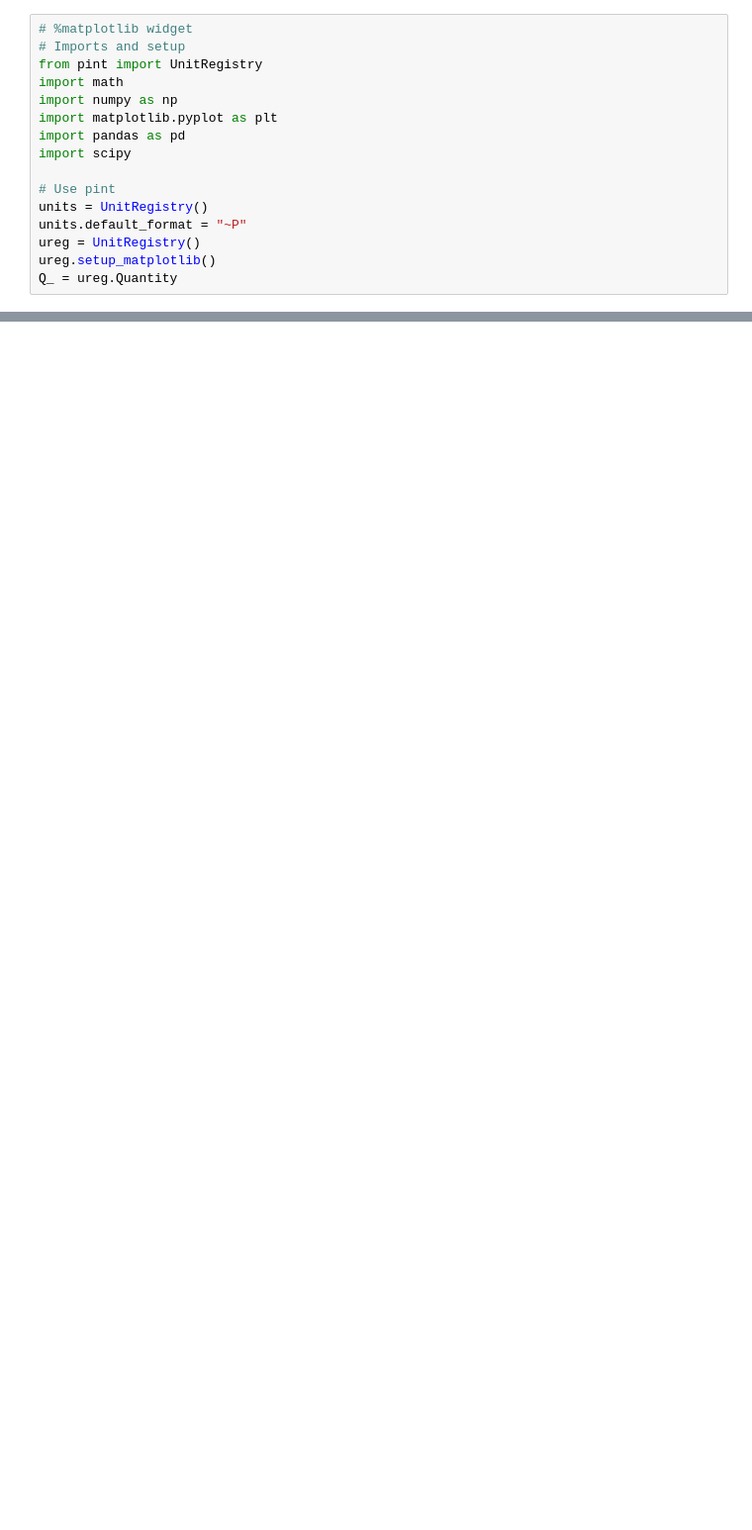
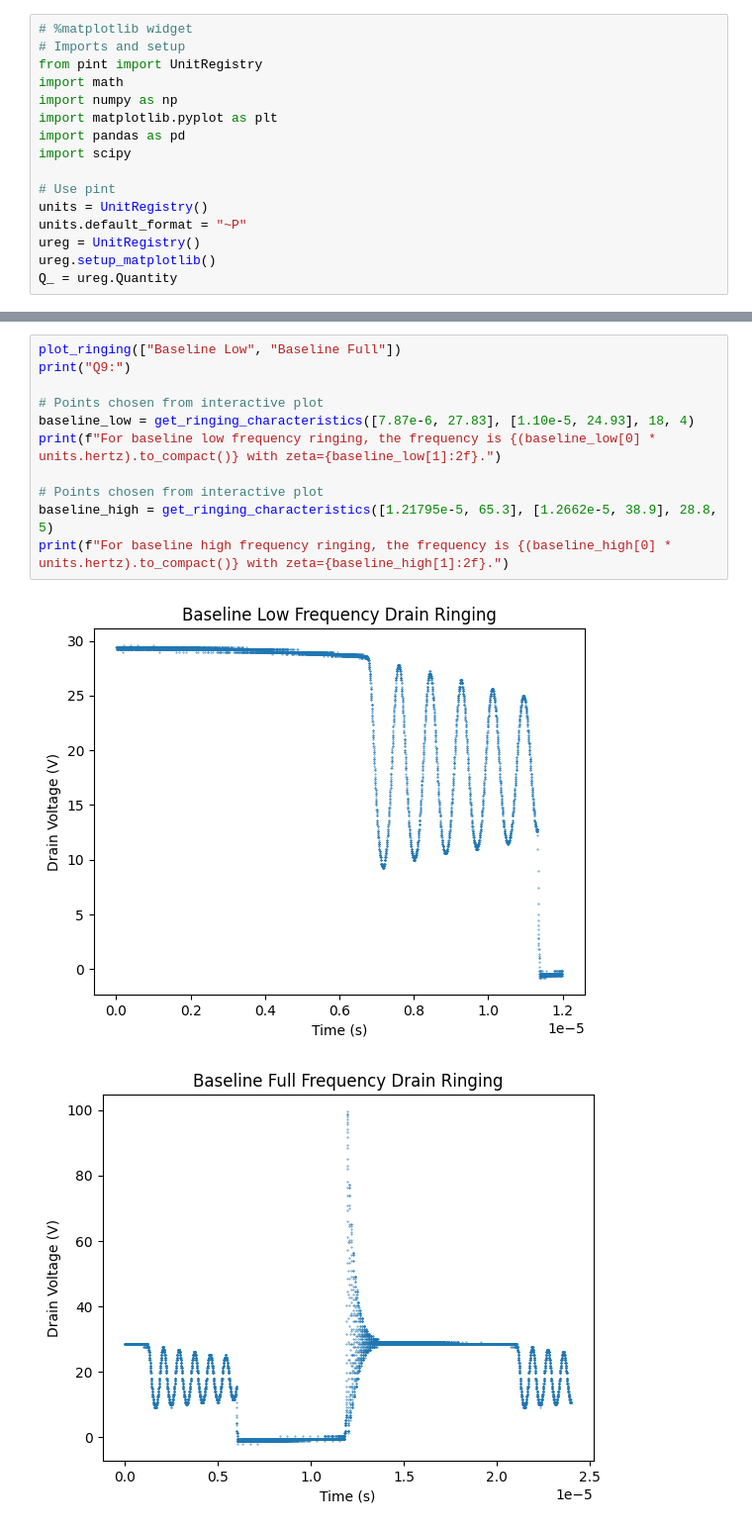
Before and after one commit to lila-smith/power-electronics-spring-2024, a Jupyter notebook: lab7/lila/lab7.ipynb, the cells around one changed output, grey strips where cells are left out. Shown at 99% size. Saved outputs shown, nothing was run; the diff lists cells and outputs as text; blank space fills up the shorter version.

```diff
--- a/lab7/lila/lab7.ipynb
+++ b/lab7/lila/lab7.ipynb
@@ -49,0 +174,14 @@ plot_vsh_vdr(["clamp_zoom_7"])
+# %%
+plot_ringing(["Baseline Low", "Baseline Full"])
+print("Q9:")
+
+# Points chosen from interactive plot
+baseline_low = get_ringing_characteristics([7.87e-6, 27.83], [1.10e-5, 24.93], 18, 4)
+print(f"For baseline low frequency ringing, the frequency is {(baseline_low[0] * units.hertz).to_compact()} with zeta={baseline_low[1]:2f}.")
+
+# Points chosen from interactive plot
+baseline_high = get_ringing_characteristics([1.21795e-5, 65.3], [1.2662e-5, 38.9], 28.8, 5)
+print(f"For baseline high frequency ringing, the frequency is {(baseline_high[0] * units.hertz).to_compact()} with zeta={baseline_high[1]:2f}.")
+# %% [output]
+[figure, added]
+[figure, added]
```
Also changed, not shown: parts of 19 cells of this notebook, 1 other file.
